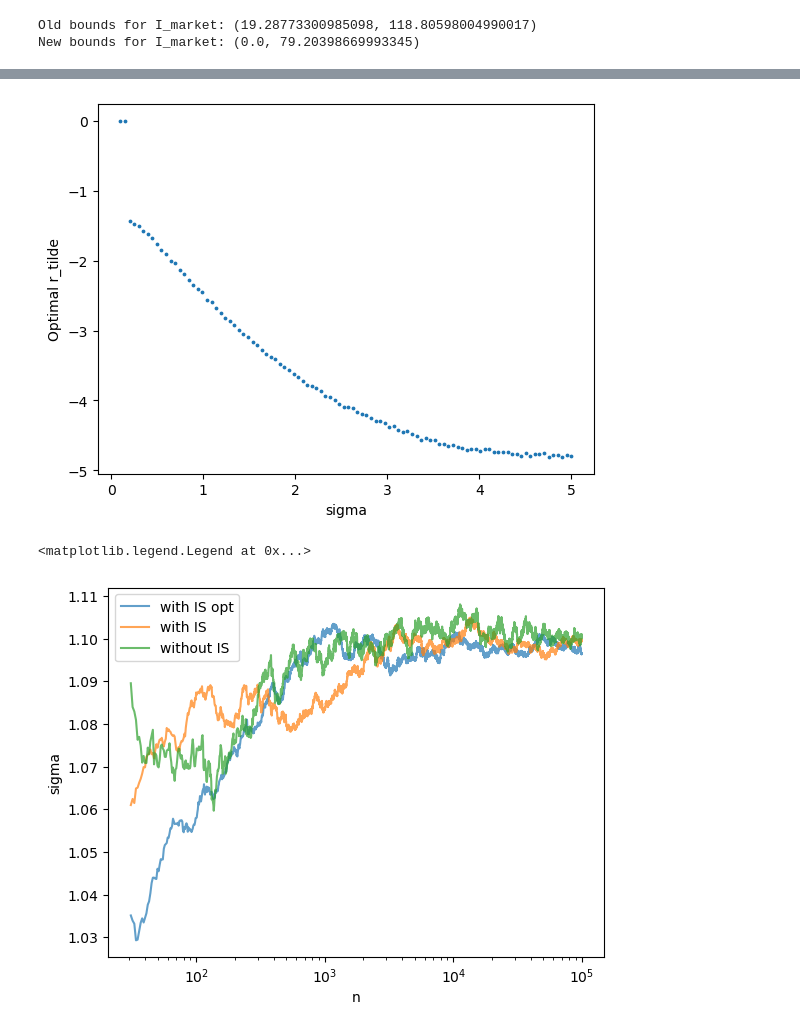
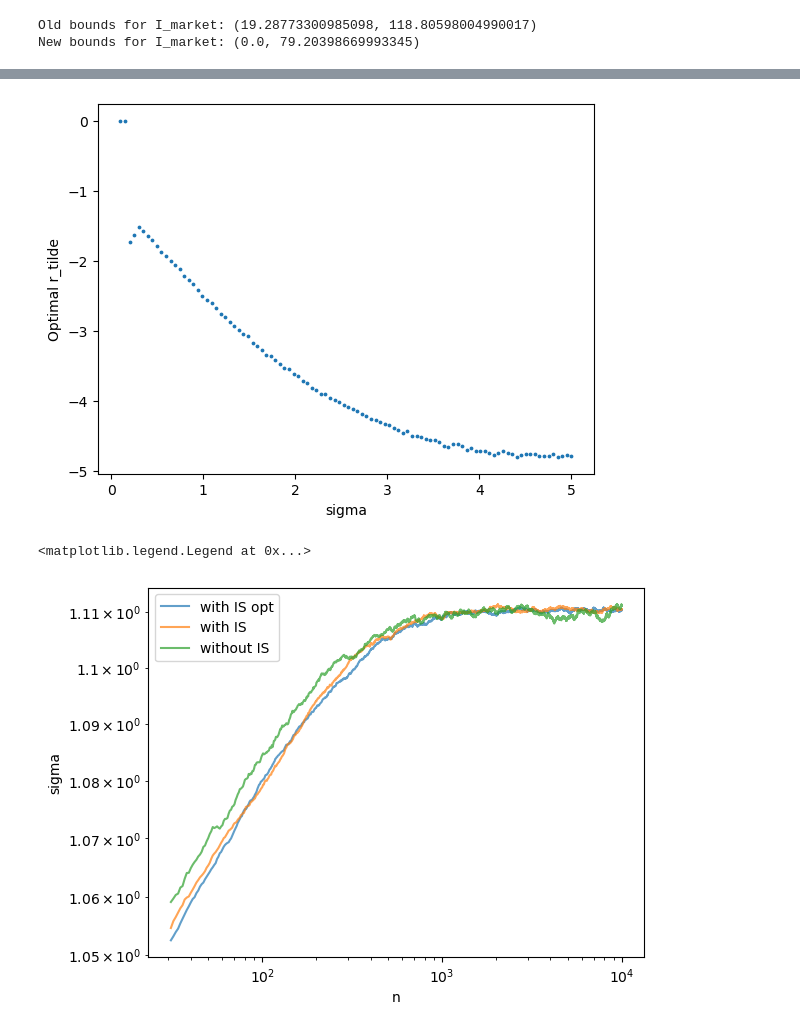
Before and after one commit to Drykx/Monte-Carlo-Project, a Jupyter notebook: EuropeanOptions.ipynb, the cells around one changed output, grey strips where cells are left out. Drawn from its saved outputs; the diff is of its cells as text; code cells hidden in the pictures.

```diff
--- a/EuropeanOptions.ipynb
+++ b/EuropeanOptions.ipynb
@@ -289,10 +289,10 @@ def RM_Asian_with_IS(n, N, rho, K, S0, T, r, r_tilde, I_market, m):
 
     return sigma_estim
 # %%
-n, N, rho = 10000, 10, 0.6
-K, S0, T, r, I_market = 80, 100, 0.2, 0.05, 2
+n, N, rho = 10000, 1000, 0.5
+K, S0, T, r, I_market = 80, 100, 0.2, 0.05, 3
 r_tilde = -2
-m = 30
+m = 50
 
 sigmas_IS = RM_Asian_with_IS(n, N, rho, K, S0, T, r, r_tilde, I_market, m)
 plt.plot(range(21,n+1), sigmas_IS[20:], label="with IS")
@@ -301,6 +301,7 @@ sigmas = RM_Asian(n, N, rho, K, S0, T, r, I_market, m)
 plt.plot(range(21,n+1), sigmas[20:], label="without IS")
 
 plt.xlabel('n')
+plt.xscale('log')
 plt.ylabel('sigma')
 plt.legend()
 # %% [output]
@@ -312,7 +313,7 @@ from scipy.optimize import minimize_scalar
 from scipy.interpolate import interp1d
 
 K, S0, T, r = 80, 100, 0.2, 0.05
-m = 30
+m = 50
 N = 100000
 def find_optimal_r_tilde(sigmas, S0, K, r, T, m, N):
     def g(eta, sigma, simulations):
@@ -342,7 +343,7 @@ plt.ylabel('Optimal r_tilde')
 # Spline interpolation
 spline_interp = interp1d(sigmas, result, kind='cubic')
 # %% [output]
-[figure, old version]
+[figure, new version]
 # %%
 def RM_Asian_with_IS_opt(n, N, rho, K, S0, T, r, I_market, m):
     sigma_0 = 1
@@ -367,24 +368,25 @@ def RM_Asian_with_IS_opt(n, N, rho, K, S0, T, r, I_market, m):
 
     return sigma_estim
 # %%
-n, N, rho = 100000, 10, 0.6
+n, N, rho = 10000, 1000, 0.5
 K, S0, T, r, I_market = 80, 100, 0.2, 0.05, 3
 r_tilde = -2
-m = 30
+m = 50
 
 sigmas_IS_opt = RM_Asian_with_IS_opt(n, N, rho, K, S0, T, r, I_market, m)
 plt.plot(range(31,n+1), sigmas_IS_opt[30:], label="with IS opt", alpha=0.7)
 
 sigmas_IS = RM_Asian_with_IS(n, N, rho, K, S0, T, r, r_tilde, I_market, m)
 plt.plot(range(31,n+1), sigmas_IS[30:], label="with IS", alpha=0.7)
 
 sigmas = RM_Asian(n, N, rho, K, S0, T, r, I_market, m)
 plt.plot(range(31,n+1), sigmas[30:], label="without IS", alpha=0.7)
 
 plt.xscale('log')
 plt.xlabel('n')
 plt.ylabel('sigma')
+plt.yscale('log')
 plt.legend()
 # %% [output]
 <matplotlib.legend.Legend at 0x...>
-[figure, old version]
+[figure, new version]
```
Also changed, not shown: parts of 3 cells of this notebook.
